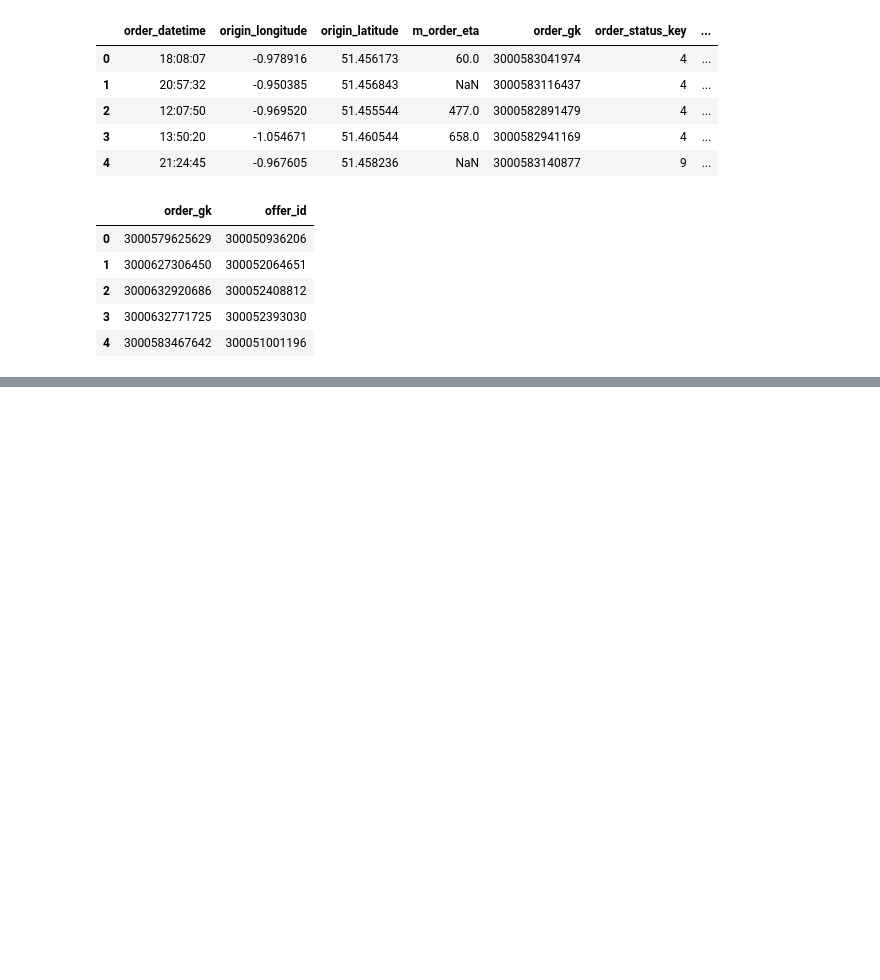
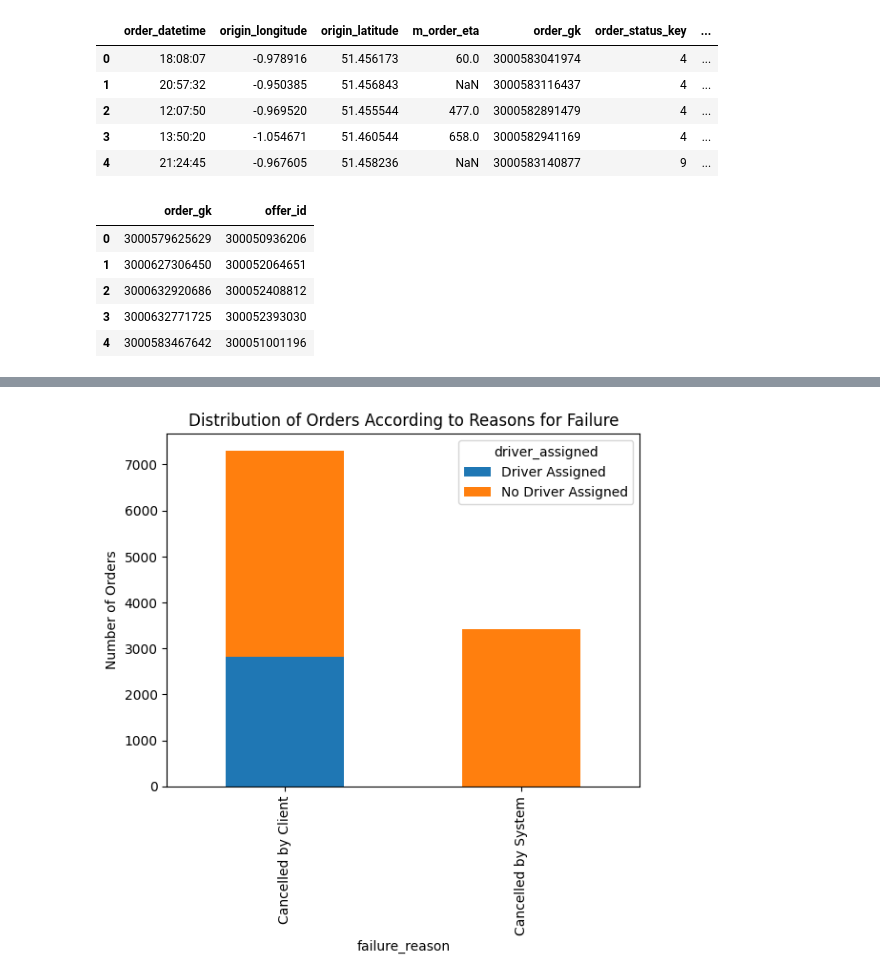
Before and after one commit to Akshay-Paunikar/Gett---Business-Analysis, a Jupyter notebook: Gett_Business_Analysis.ipynb, the cells around one changed output, grey strips where cells are left out. Cells and saved outputs as stored; diff of their text form; code cells hidden in the pictures; blank space fills up the shorter version.

```diff
--- a/Gett_Business_Analysis.ipynb
+++ b/Gett_Business_Analysis.ipynb
@@ -66,0 +96,4 @@ offers.head()
+# %%
+# Data cleaning
+orders['order_datetime'] = pd.to_datetime(orders['order_datetime'])
+orders['hour'] = orders['order_datetime'].dt.hour
@@ -66,0 +212,14 @@ offers.head()
+# %%
+# Task 1: Distribution of Orders According to Reasons for Failure
+orders['failure_reason'] = orders.apply(
+    lambda x: 'Cancelled by Client' if x['order_status_key'] == 4 else
+              'Cancelled by System' if x['order_status_key'] == 9 else 'Other', axis=1)
+orders['driver_assigned'] = orders['is_driver_assigned_key'].apply(lambda x: 'Driver Assigned' if x == 1 else 'No Driver Assigned')
+
+failure_dist = orders.groupby(['failure_reason', 'driver_assigned']).size().unstack().fillna(0)
+failure_dist.plot(kind='bar', stacked=True)
+plt.title('Distribution of Orders According to Reasons for Failure')
+plt.ylabel('Number of Orders')
+plt.show()
+# %% [output]
+[figure, added]
```
Also changed, not shown: parts of 24 cells of this notebook, 1 other file.
